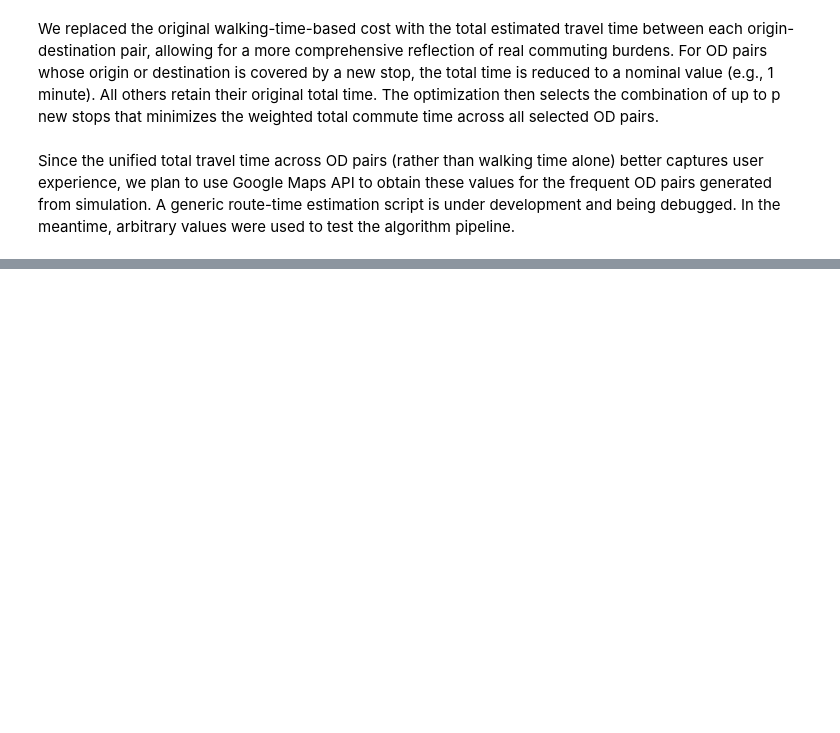
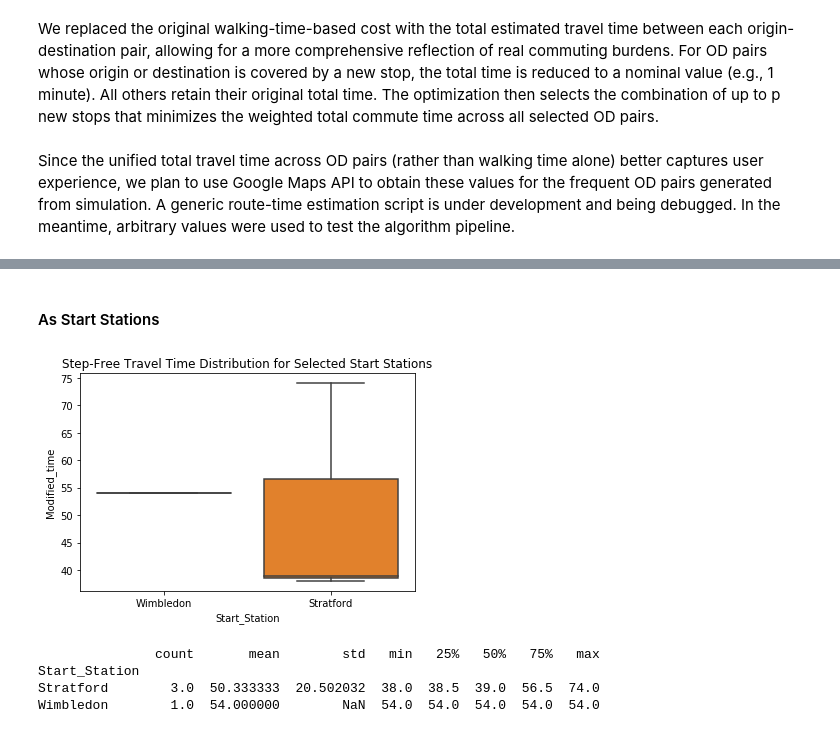
Before and after one commit to Weicher233/Capstone, a Jupyter notebook: Monte_Carlo_P-median_withnotes.ipynb, the cells around one changed output, grey strips where cells are left out. Saved outputs shown, nothing was run; the diff lists cells and outputs as text; code cells hidden in the pictures; blank space fills up the shorter version.

```diff
--- a/Monte_Carlo_P-median_withnotes.ipynb
+++ b/Monte_Carlo_P-median_withnotes.ipynb
@@ -385,9 +386,9 @@ def suggest_new_bus_stops_from_od_total(df_od, max_new_stops = 3, min_total_thre
 
     return best_combo
 # %%
-df_od = pd.read_csv("frequent_routes_try.csv")
+df_od = pd.read_csv("final_complete_accessible_routes.csv")
 entry_stations = df_entries["Station"].dropna().unique()
 exit_stations = df_exits["Station"].dropna().unique()
 G = build_graph_from_links(df_links, entry_stations, exit_stations)
-suggest_new_bus_stops_from_od_total(df_od, max_new_stops = 3, min_total_threshold = 30)  # The numerical selection here is only to verify whether this code can run smoothly. Further changes will be made based on actual needs or literature support in the future.
+suggest_new_bus_stops_from_od_total(df_od, max_new_stops = 3, min_total_threshold = 30)
 # %% [output]
@@ -399,0 +405,16 @@ Total weighted travel cost reduced to: 25614.00
+# %% [markdown]
+#### As Start Stations
+# %%
+sns.boxplot(data=df_od[df_od["Start_Station"].isin(["Wimbledon", "Seven Sisters", "Stratford"])],
+            x="Start_Station", y="Modified_time")
+plt.title("Step-Free Travel Time Distribution for Selected Start Stations")
+plt.show()
+
+df_focus = df_od[df_od["Start_Station"].isin(["Wimbledon", "Seven Sisters", "Stratford"])]
+print(df_focus.groupby("Start_Station")["Modified_time"].describe())
+# %% [output]
+[figure, added]
+               count       mean        std   min   25%   50%   75%   max
+Start_Station
+Stratford        3.0  50.333333  20.502032  38.0  38.5  39.0  56.5  74.0
+Wimbledon        1.0  54.000000        NaN  54.0  54.0  54.0  54.0  54.0
```
Also changed, not shown: parts of 19 cells of this notebook.
